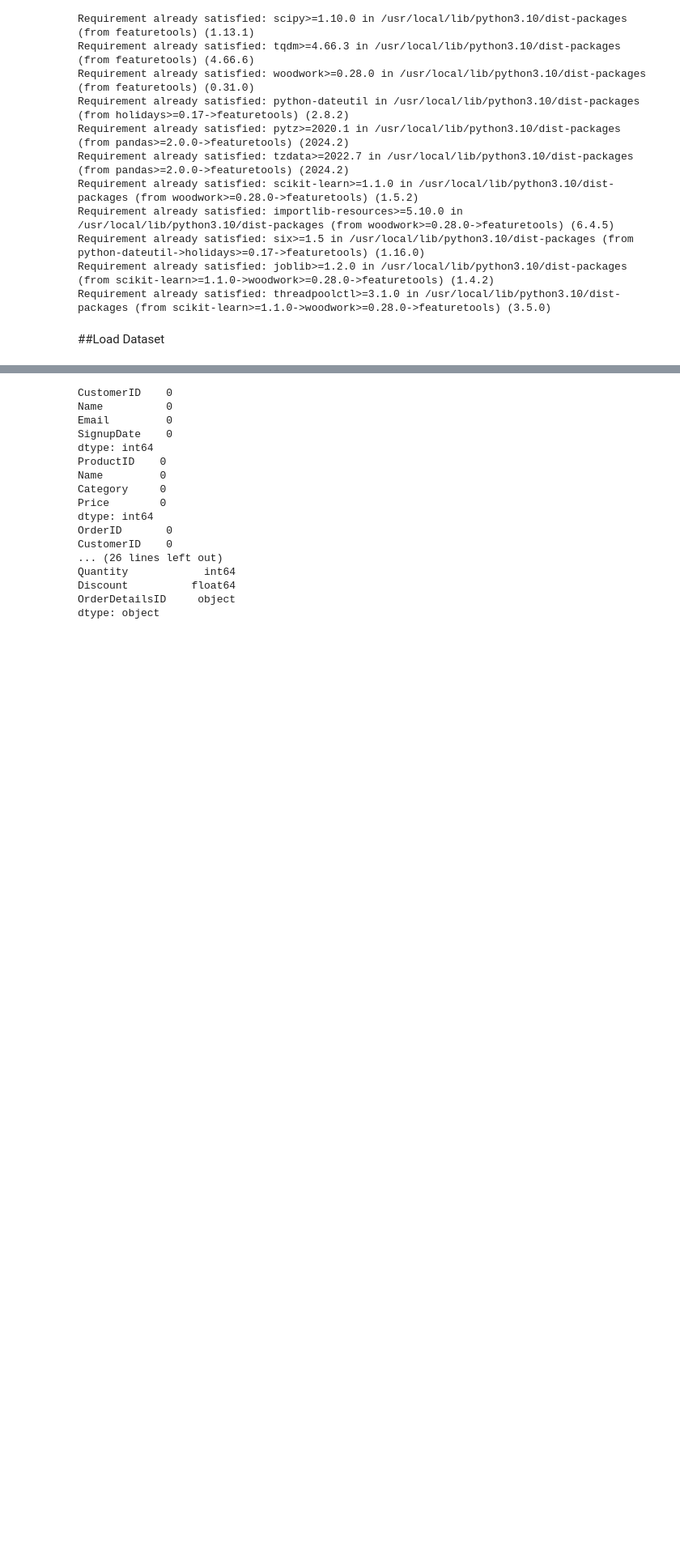
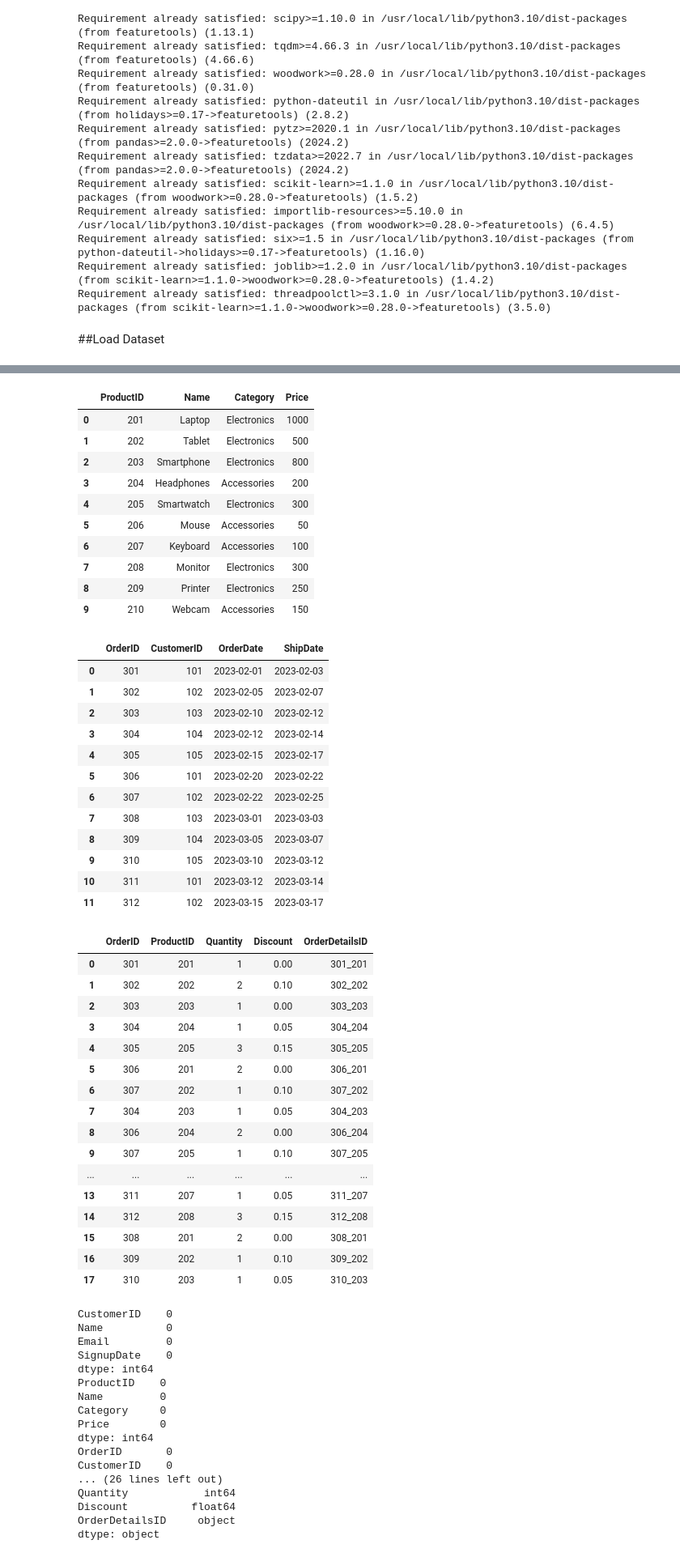
Before and after one commit to zongming03/Feature-Engineering, a Jupyter notebook: IndividualAssignment_WIE3007.ipynb, the cells around one changed output, grey strips where cells are left out. Shown at 81% size. Cells and saved outputs as stored; diff of their text form; code cells hidden in the pictures; blank space fills up the shorter version.

```diff
--- a/IndividualAssignment_WIE3007.ipynb
+++ b/IndividualAssignment_WIE3007.ipynb
@@ -111,3 +113,9 @@ order_details_df = pd.concat([order_details_df, pd.DataFrame(new_order_details)]
 
 # Update OrderDetailsID
 order_details_df['OrderDetailsID'] = order_details_df['OrderID'].astype(str) + '_' + order_details_df['ProductID'].astype(str)
+# %%
+display(customers_df)
+display(products_df)
+display(orders_df)
+display(order_details_df)
+# %% [output]
@@ -114,3 +133,44 @@ order_details_df['OrderDetailsID'] = order_details_df['OrderID'].astype(str) + '
+|  | ProductID | Name | Category | Price |
+| 0 | 201 | Laptop | Electronics | 1000 |
+| 1 | 202 | Tablet | Electronics | 500 |
+| 2 | 203 | Smartphone | Electronics | 800 |
+| 3 | 204 | Headphones | Accessories | 200 |
+| 4 | 205 | Smartwatch | Electronics | 300 |
+| 5 | 206 | Mouse | Accessories | 50 |
+| 6 | 207 | Keyboard | Accessories | 100 |
+| 7 | 208 | Monitor | Electronics | 300 |
+| 8 | 209 | Printer | Electronics | 250 |
+| 9 | 210 | Webcam | Accessories | 150 |
+|  | OrderID | CustomerID | OrderDate | ShipDate |
+| 0 | 301 | 101 | 2023-02-01 | 2023-02-03 |
+| 1 | 302 | 102 | 2023-02-05 | 2023-02-07 |
+| 2 | 303 | 103 | 2023-02-10 | 2023-02-12 |
+| 3 | 304 | 104 | 2023-02-12 | 2023-02-14 |
+| 4 | 305 | 105 | 2023-02-15 | 2023-02-17 |
+| 5 | 306 | 101 | 2023-02-20 | 2023-02-22 |
+| 6 | 307 | 102 | 2023-02-22 | 2023-02-25 |
+| 7 | 308 | 103 | 2023-03-01 | 2023-03-03 |
+| 8 | 309 | 104 | 2023-03-05 | 2023-03-07 |
+| 9 | 310 | 105 | 2023-03-10 | 2023-03-12 |
+| 10 | 311 | 101 | 2023-03-12 | 2023-03-14 |
+| 11 | 312 | 102 | 2023-03-15 | 2023-03-17 |
+|  | OrderID | ProductID | Quantity | Discount | OrderDetailsID |
+| 0 | 301 | 201 | 1 | 0.00 | 301_201 |
+| 1 | 302 | 202 | 2 | 0.10 | 302_202 |
+| 2 | 303 | 203 | 1 | 0.00 | 303_203 |
+| 3 | 304 | 204 | 1 | 0.05 | 304_204 |
+| 4 | 305 | 205 | 3 | 0.15 | 305_205 |
+| 5 | 306 | 201 | 2 | 0.00 | 306_201 |
+| 6 | 307 | 202 | 1 | 0.10 | 307_202 |
+| 7 | 304 | 203 | 1 | 0.05 | 304_203 |
+| 8 | 306 | 204 | 2 | 0.00 | 306_204 |
+| 9 | 307 | 205 | 1 | 0.10 | 307_205 |
+| ... | ... | ... | ... | ... | ... |
+| 13 | 311 | 207 | 1 | 0.05 | 311_207 |
+| 14 | 312 | 208 | 3 | 0.15 | 312_208 |
+| 15 | 308 | 201 | 2 | 0.00 | 308_201 |
+| 16 | 309 | 202 | 1 | 0.10 | 309_202 |
+| 17 | 310 | 203 | 1 | 0.05 | 310_203 |
 # %%
 # Check for missing values in each DataFrame
 print(customers_df.isnull().sum())
```
Also changed, not shown: parts of 3 cells of this notebook.
